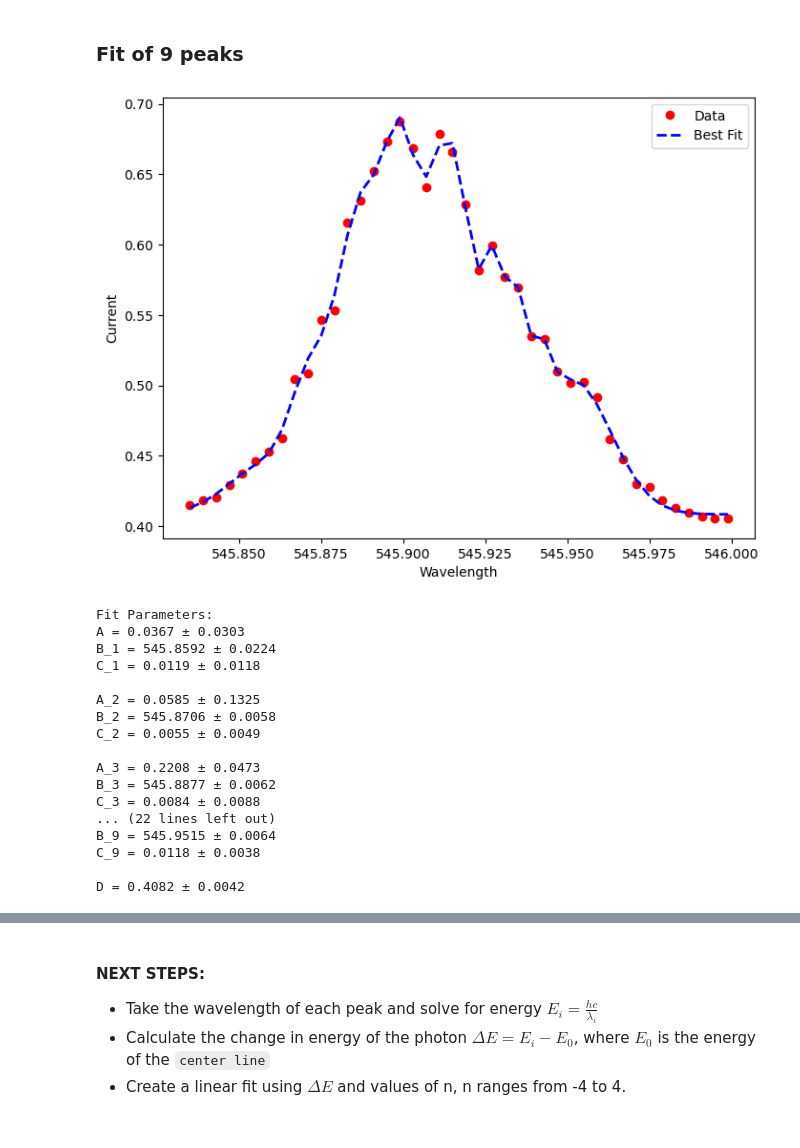
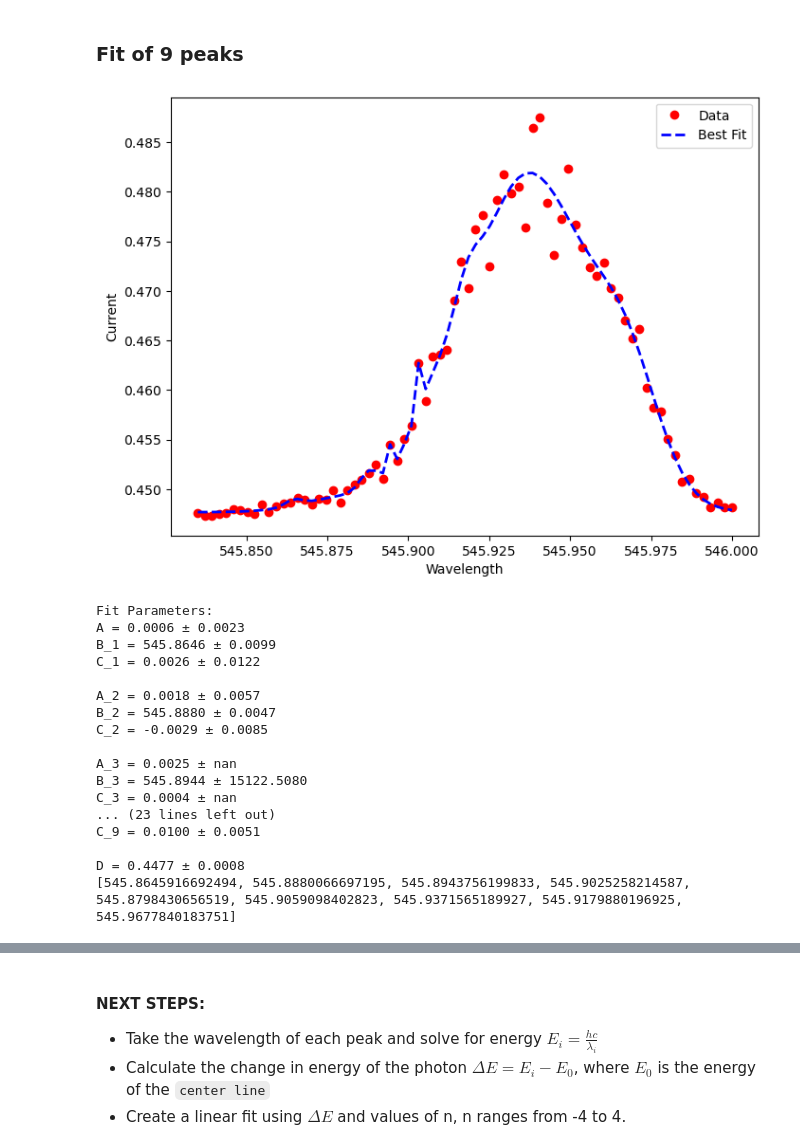
Before and after one commit to MazinDan/Zeeman-Effect, a Jupyter notebook: Zeeman_effect.ipynb, the cells around one changed output, grey strips where cells are left out. Saved outputs shown, nothing was run; the diff lists cells and outputs as text; code cells hidden in the pictures.

```diff
--- a/Zeeman_effect.ipynb
+++ b/Zeeman_effect.ipynb
@@ -123,25 +258,35 @@ plt.show()
 # %% [markdown]
 ### Fit of 9 peaks
 # %%
-initial_guess = [0.1,545.870,0.006, 0.15, 545.880, 0.005, 0.2,545.883,0.005,0.28,545.899,0.01,0.27,545.911,0.008,0.19,
-                545.927,0.001,0.16,545.935,0.001,0.13,545.943,0.001,0.10,545.955,0.006,0.40]
-fit_and_plot_gaussian(np.array(x_data_m), np.array(y_data_m), initial_guess)
+initial_guess = [0.1, 545.870, 0.006,   # Peak 1
+                 0.15, 545.880, 0.005,  # Peak 2
+                 0.2, 545.883, 0.005,   # Peak 3
+                 0.28, 545.899, 0.01,   # Peak 4
+                 0.27, 545.911, 0.008,  # Peak 5
+                 0.19, 545.927, 0.001,  # Peak 6
+                 0.16, 545.935, 0.001,  # Peak 7
+                 0.13, 545.943, 0.001,  # Peak 8
+                 0.10, 545.955, 0.006,  # Peak 9
+                 0.40]                  # Baseline
+
+peaks = fit_and_plot_gaussian(np.array(x_data_best), np.array(y_data_best), initial_guess)
+print (peaks)
 # %% [output]
-[figure, old version]
+[figure, new version]
 Fit Parameters:
-A = 0.0367 ± 0.0303
-B_1 = 545.8592 ± 0.0224
-C_1 = 0.0119 ± 0.0118
+A = 0.0006 ± 0.0023
+B_1 = 545.8646 ± 0.0099
+C_1 = 0.0026 ± 0.0122
 
-A_2 = 0.0585 ± 0.1325
-B_2 = 545.8706 ± 0.0058
-C_2 = 0.0055 ± 0.0049
+A_2 = 0.0018 ± 0.0057
+B_2 = 545.8880 ± 0.0047
+C_2 = -0.0029 ± 0.0085
 
-A_3 = 0.2208 ± 0.0473
-B_3 = 545.8877 ± 0.0062
-C_3 = 0.0084 ± 0.0088
-... (22 lines left out)
-B_9 = 545.9515 ± 0.0064
-C_9 = 0.0118 ± 0.0038
+A_3 = 0.0025 ± nan
+B_3 = 545.8944 ± 15122.5080
+C_3 = 0.0004 ± nan
+... (23 lines left out)
+C_9 = 0.0100 ± 0.0051
 
-D = 0.4082 ± 0.0042
+D = 0.4477 ± 0.0008
+[545.8645916692494, 545.8880066697195, 545.8943756199833, 545.9025258214587, 545.8798430656519, 545.9059098402823, 545.9371565189927, 545.9179880196925, 545.9677840183751]
```
Also changed, not shown: parts of 25 cells of this notebook, 1 other file.
